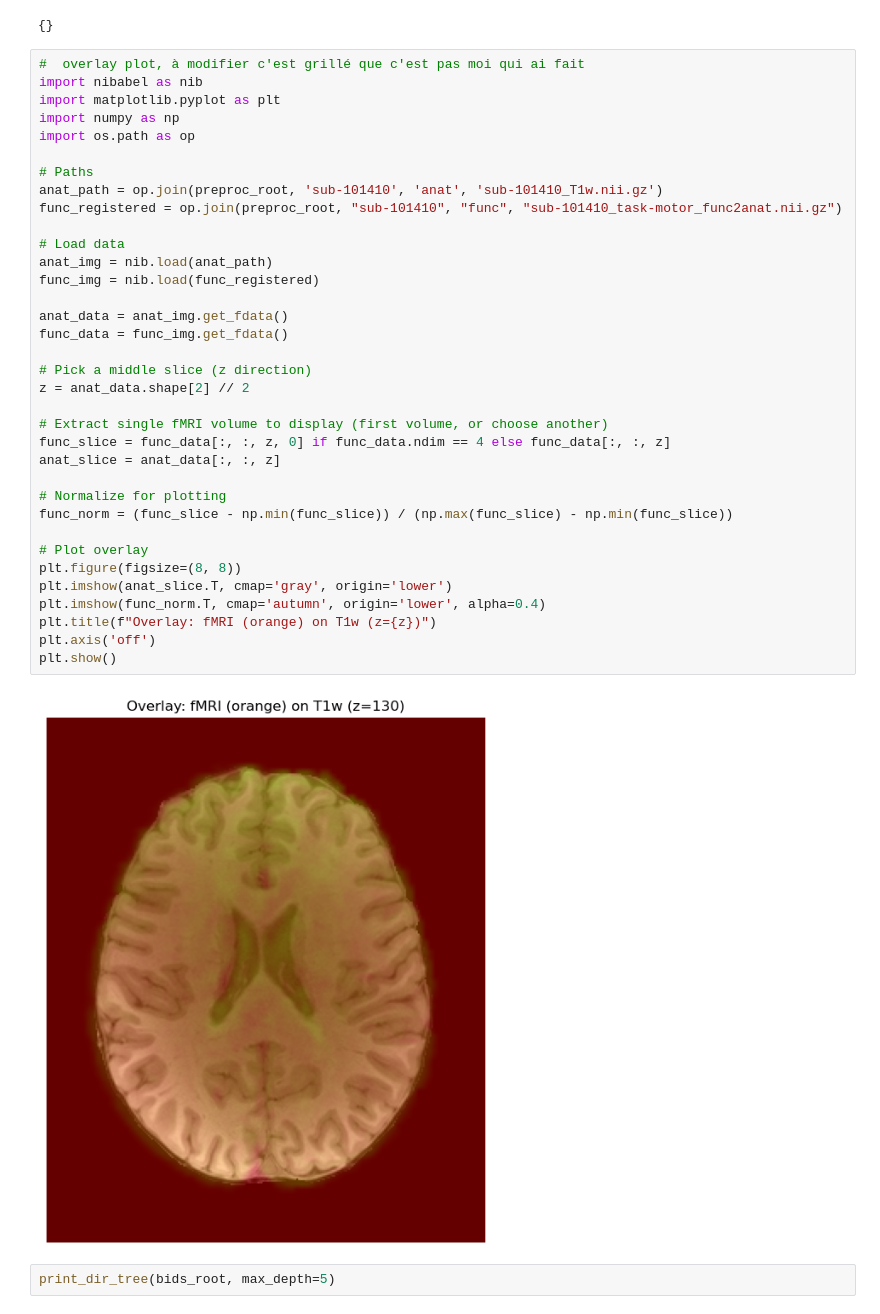
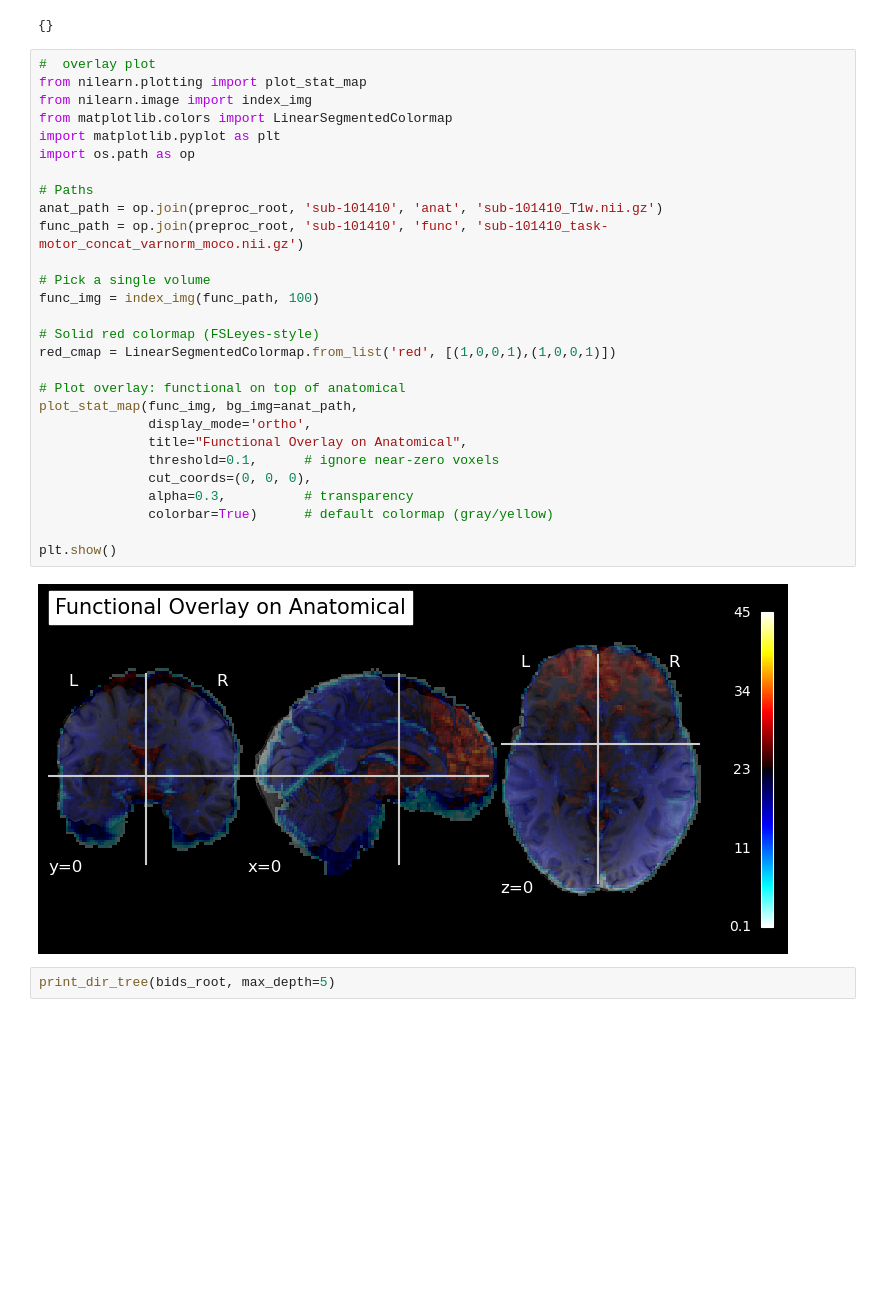
Before and after one commit to Tournedos/NSSP_project1_GroupK, a Jupyter notebook: Preprocess.ipynb, the cells around one changed output. Saved outputs shown, nothing was run; the diff lists cells and outputs as text; blank space fills up the shorter version.

```diff
--- a/Preprocess.ipynb
+++ b/Preprocess.ipynb
@@ -431,43 +474,36 @@ Final result:
 0.020630 0.009948 0.918612 2.447692
 0.000000 0.000000 0.000000 1.000000
 {}
-# %%
-#  overlay plot, à modifier c'est grillé que c'est pas moi qui ai fait
-import nibabel as nib
-import matplotlib.pyplot as plt
-import numpy as np
-import os.path as op
-
-# Paths
-anat_path = op.join(preproc_root, 'sub-101410', 'anat', 'sub-101410_T1w.nii.gz')
-func_registered = op.join(preproc_root, "sub-101410", "func", "sub-101410_task-motor_func2anat.nii.gz")
-
-# Load data
-anat_img = nib.load(anat_path)
-func_img = nib.load(func_registered)
-
-anat_data = anat_img.get_fdata()
-func_data = func_img.get_fdata()
-
-# Pick a middle slice (z direction)
-z = anat_data.shape[2] // 2
-
-# Extract single fMRI volume to display (first volume, or choose another)
-func_slice = func_data[:, :, z, 0] if func_data.ndim == 4 else func_data[:, :, z]
-anat_slice = anat_data[:, :, z]
-
-# Normalize for plotting
-func_norm = (func_slice - np.min(func_slice)) / (np.max(func_slice) - np.min(func_slice))
-
-# Plot overlay
-plt.figure(figsize=(8, 8))
-plt.imshow(anat_slice.T, cmap='gray', origin='lower')
-plt.imshow(func_norm.T, cmap='autumn', origin='lower', alpha=0.4)
-plt.title(f"Overlay: fMRI (orange) on T1w (z={z})")
-plt.axis('off')
-plt.show()
-# %% [output]
-[figure, removed]
+# %%
+#  overlay plot
+from nilearn.plotting import plot_stat_map
+from nilearn.image import index_img
+from matplotlib.colors import LinearSegmentedColormap
+import matplotlib.pyplot as plt
+import os.path as op
+
+# Paths
+anat_path = op.join(preproc_root, 'sub-101410', 'anat', 'sub-101410_T1w.nii.gz')
+func_path = op.join(preproc_root, 'sub-101410', 'func', 'sub-101410_task-motor_concat_varnorm_moco.nii.gz')
+
+# Pick a single volume
+func_img = index_img(func_path, 100)
+
+# Solid red colormap (FSLeyes-style)
+red_cmap = LinearSegmentedColormap.from_list('red', [(1,0,0,1),(1,0,0,1)])
+
+# Plot overlay: functional on top of anatomical
+plot_stat_map(func_img, bg_img=anat_path,
+              display_mode='ortho',
+              title="Functional Overlay on Anatomical",
+              threshold=0.1,      # ignore near-zero voxels
+              cut_coords=(0, 0, 0),
+              alpha=0.3,          # transparency
+              colorbar=True)      # default colormap (gray/yellow)
+
+plt.show()
+# %% [output]
+[figure, added]
 # %%
 print_dir_tree(bids_root, max_depth=5)
 # %% [output]
```
Also changed, not shown: parts of 6 cells of this notebook.
